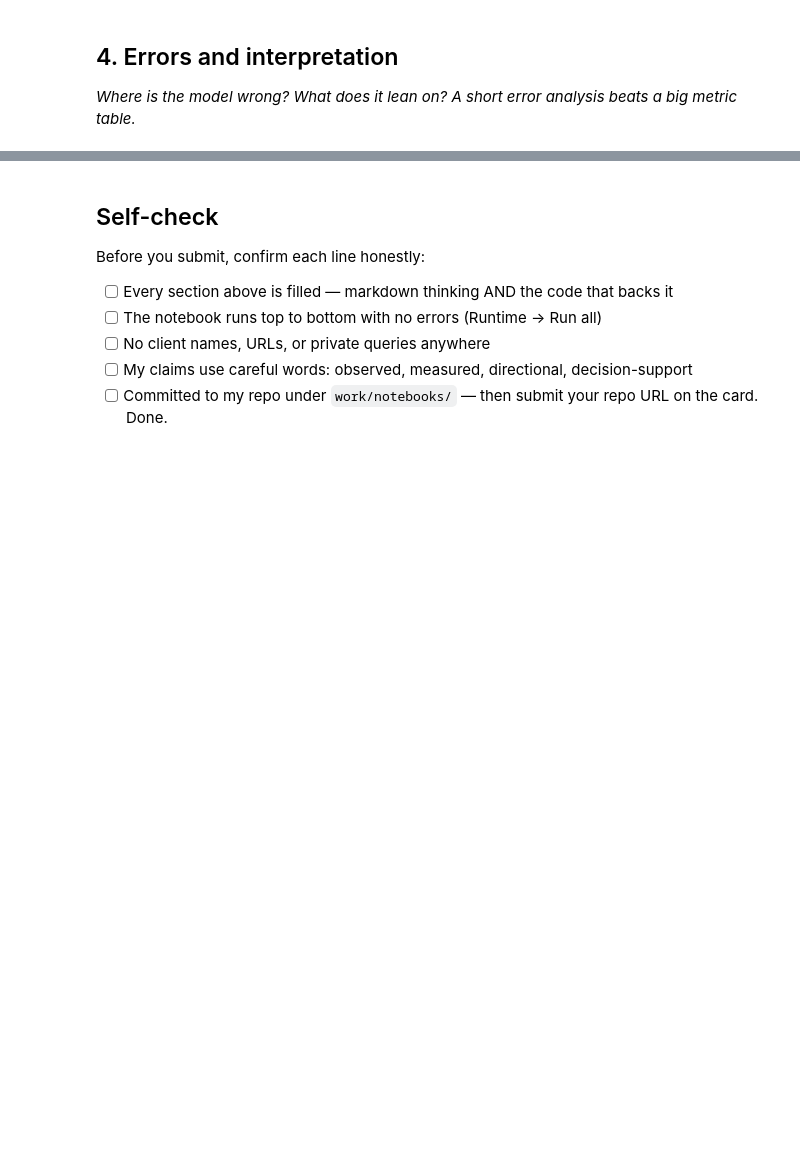
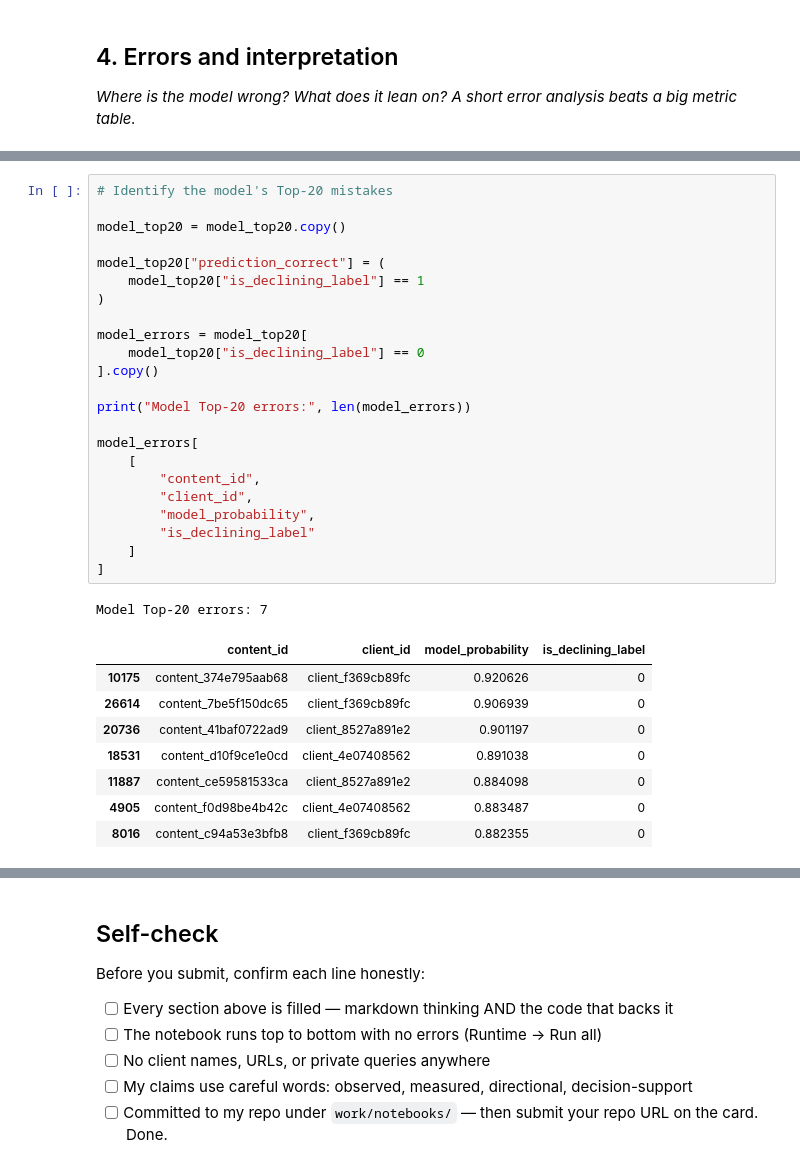
Before and after one commit to russelfordguinoo-oss/Russel-Repository-, a Jupyter notebook: work/notebooks/w05_model.ipynb, the cells around one changed output, grey strips where cells are left out. Saved outputs shown, nothing was run; the diff lists cells and outputs as text; blank space fills up the shorter version.

```diff
--- a/work/notebooks/w05_model.ipynb
+++ b/work/notebooks/w05_model.ipynb
@@ -24,0 +566,33 @@ This skeleton is yours to fill. Work the sections **in order** — each one has
+# %%
+# Identify the model's Top-20 mistakes
+
+model_top20 = model_top20.copy()
+
+model_top20["prediction_correct"] = (
+    model_top20["is_declining_label"] == 1
+)
+
+model_errors = model_top20[
+    model_top20["is_declining_label"] == 0
+].copy()
+
+print("Model Top-20 errors:", len(model_errors))
+
+model_errors[
+    [
+        "content_id",
+        "client_id",
+        "model_probability",
+        "is_declining_label"
+    ]
+]
+# %% [output]
+Model Top-20 errors: 7
+|  | content_id | client_id | model_probability | is_declining_label |
+| 10175 | content_374e795aab68 | client_f369cb89fc | 0.920626 | 0 |
+| 26614 | content_7be5f150dc65 | client_f369cb89fc | 0.906939 | 0 |
+| 20736 | content_41baf0722ad9 | client_8527a891e2 | 0.901197 | 0 |
+| 18531 | content_d10f9ce1e0cd | client_4e07408562 | 0.891038 | 0 |
+| 11887 | content_ce59581533ca | client_8527a891e2 | 0.884098 | 0 |
+| 4905 | content_f0d98be4b42c | client_4e07408562 | 0.883487 | 0 |
+| 8016 | content_c94a53e3bfb8 | client_f369cb89fc | 0.882355 | 0 |
```
Also changed, not shown: parts of 36 cells of this notebook.
